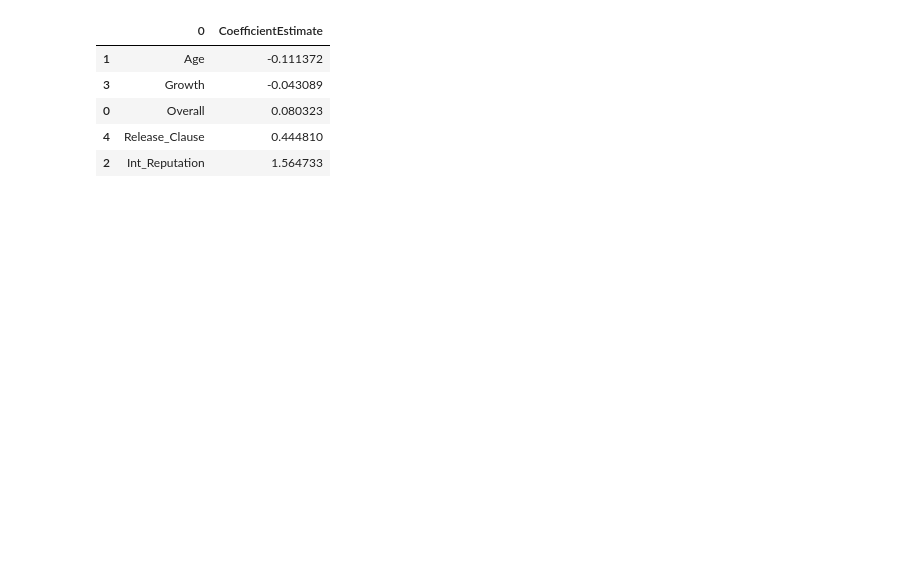
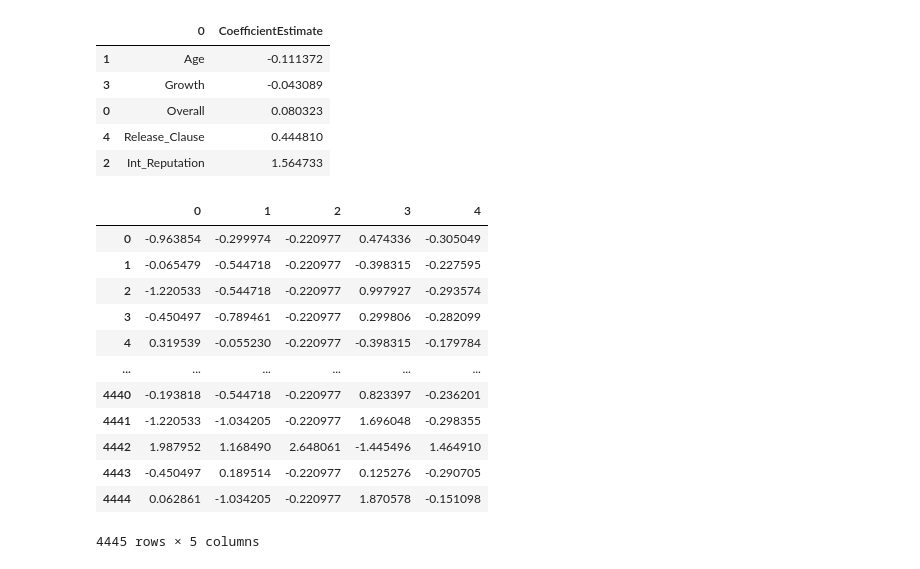
Before and after one commit to yalinyener/MarketValuesOfFootballPlayers, a Jupyter notebook: PredictionOfPlayerValues.ipynb, the cells around one changed output. Cells and saved outputs as stored; diff of their text form; code cells hidden in the pictures; blank space fills up the shorter version.

```diff
--- a/PredictionOfPlayerValues.ipynb
+++ b/PredictionOfPlayerValues.ipynb
@@ -819,4 +820,20 @@ coeff.sort_values("CoefficientEstimate")
 | 0 | Overall | 0.080323 |
 | 4 | Release_Clause | 0.444810 |
 | 2 | Int_Reputation | 1.564733 |
+# %%
+pd.DataFrame(X_val_scaled)
+# %% [output]
+|  | 0 | 1 | 2 | 3 | 4 |
+| 0 | -0.963854 | -0.299974 | -0.220977 | 0.474336 | -0.305049 |
+| 1 | -0.065479 | -0.544718 | -0.220977 | -0.398315 | -0.227595 |
+| 2 | -1.220533 | -0.544718 | -0.220977 | 0.997927 | -0.293574 |
+| 3 | -0.450497 | -0.789461 | -0.220977 | 0.299806 | -0.282099 |
+| 4 | 0.319539 | -0.055230 | -0.220977 | -0.398315 | -0.179784 |
+| ... | ... | ... | ... | ... | ... |
+| 4440 | -0.193818 | -0.544718 | -0.220977 | 0.823397 | -0.236201 |
+| 4441 | -1.220533 | -1.034205 | -0.220977 | 1.696048 | -0.298355 |
+| 4442 | 1.987952 | 1.168490 | 2.648061 | -1.445496 | 1.464910 |
+| 4443 | -0.450497 | 0.189514 | -0.220977 | 0.125276 | -0.290705 |
+| 4444 | 0.062861 | -1.034205 | -0.220977 | 1.870578 | -0.151098 |
+4445 rows × 5 columns
 # %%
```
Also changed, not shown: parts of 13 cells of this notebook.
